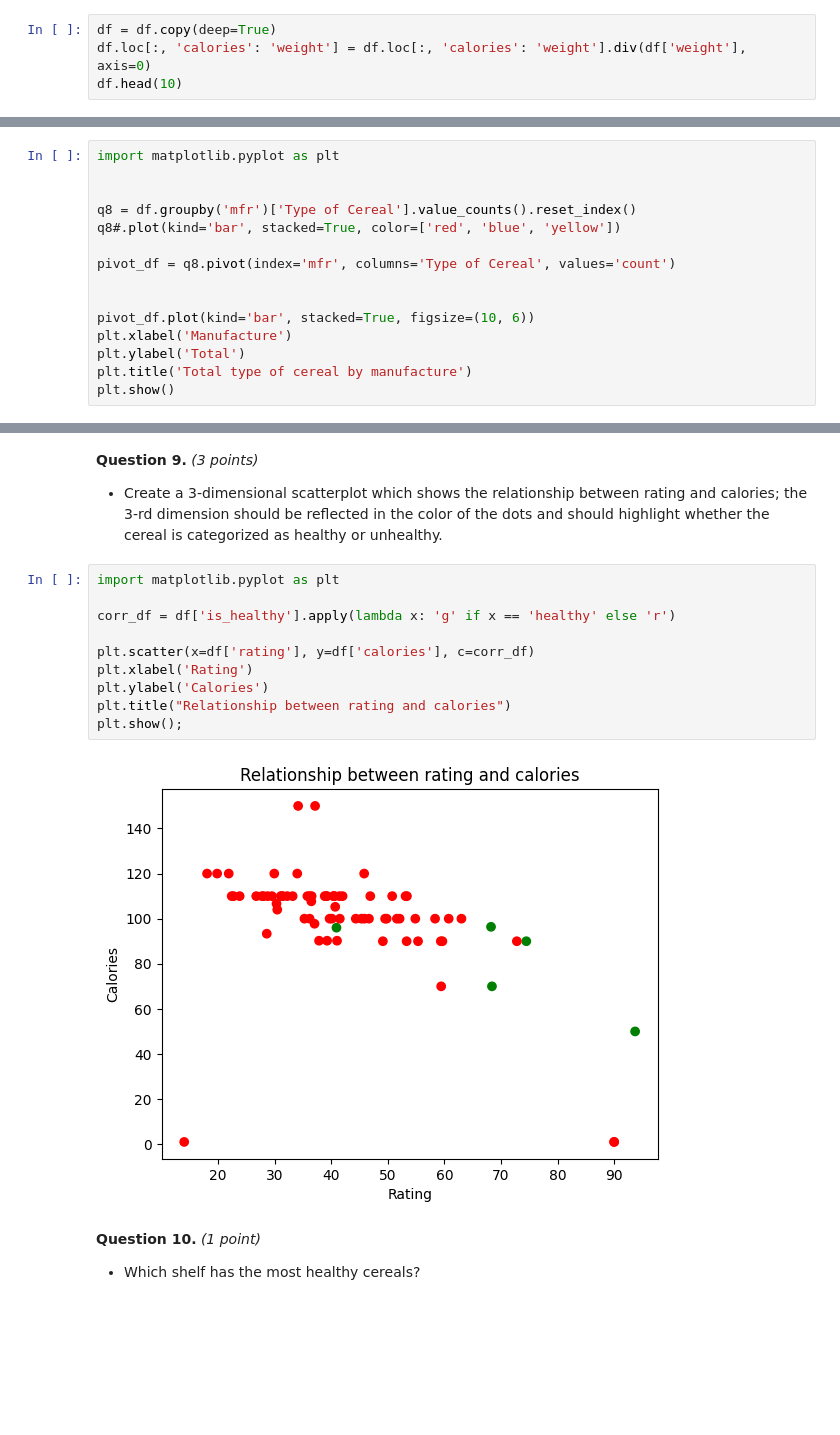
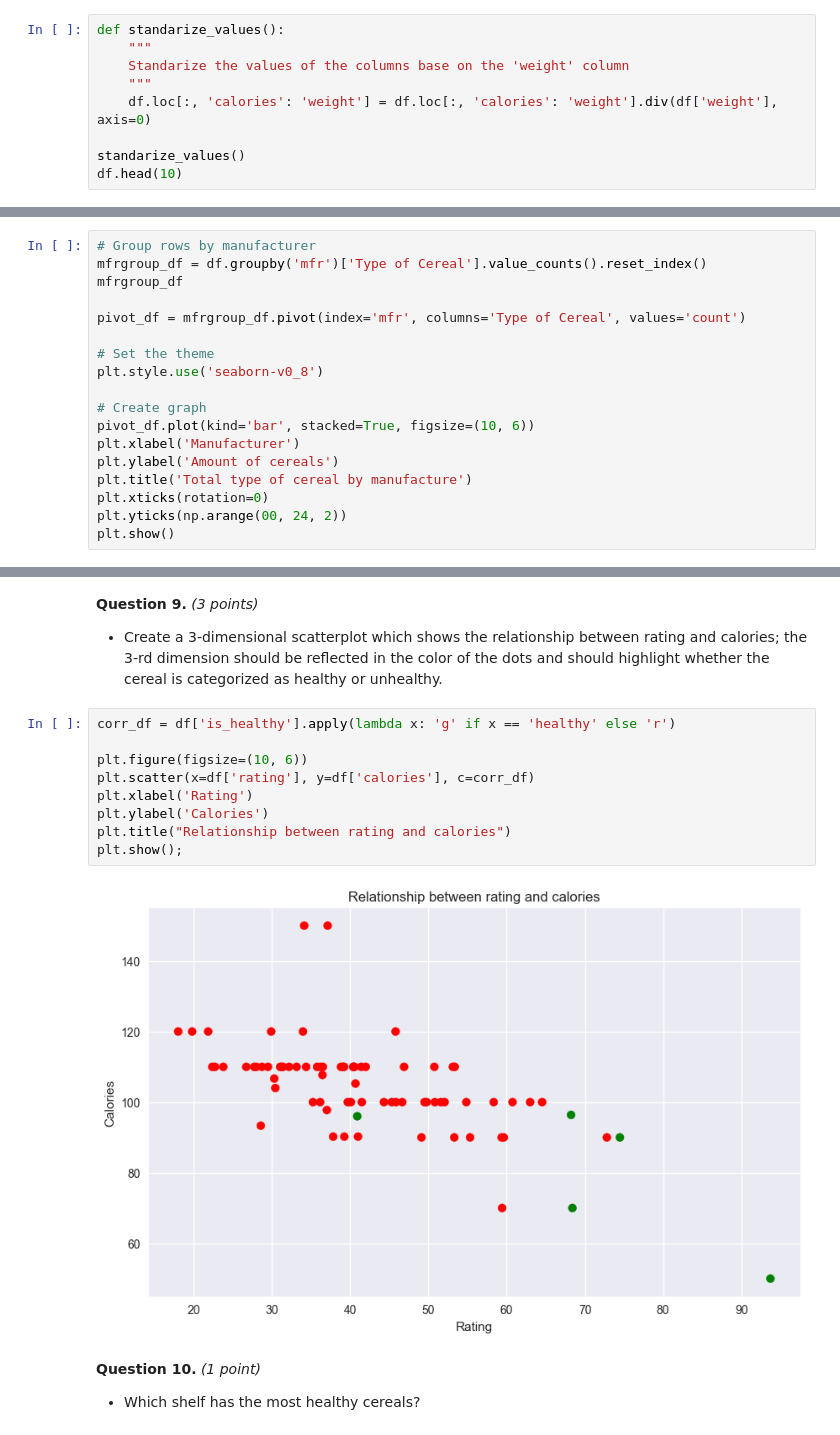
Before and after one commit to acorreal7/AML2103-2, a Jupyter notebook: Assignment 1/AML_DataViz_Assignment1.ipynb, the cells around one changed output, grey strips where cells are left out. Cells and saved outputs as stored; diff of their text form; blank space fills up the shorter version.

```diff
--- a/Assignment 1/AML_DataViz_Assignment1.ipynb
+++ b/Assignment 1/AML_DataViz_Assignment1.ipynb
@@ -185,8 +198,13 @@ df.head(10)
 **Question 3.** _(5 points)_
 * Standardize the 'weight' column to 1. For this question, you will need to write a function to divide the remaining columns which contain nutritional information by the corresponding value in the weight column, and you will need to divide the value in the weight column by itself in order to get 1. For example, if an observation has a weight value of 1.33 and a calories value of 250, if you divide 250/1.33 you should get a calories value of 188 and a weight value of 1.
 # %%
-df = df.copy(deep=True)
-df.loc[:, 'calories': 'weight'] = df.loc[:, 'calories': 'weight'].div(df['weight'], axis=0)
+def standarize_values():
+    """
+    Standarize the values of the columns base on the 'weight' column
+    """
+    df.loc[:, 'calories': 'weight'] = df.loc[:, 'calories': 'weight'].div(df['weight'], axis=0)
+
+standarize_values()
 df.head(10)
 # %% [output]
 |  | name | mfr | type | calories | protein | fat | sodium | fiber | carbo | sugars | potass | ... |
@@ -284,16 +346,19 @@ question7_df
 # %%
-import matplotlib.pyplot as plt
+# Group rows by manufacturer
+mfrgroup_df = df.groupby('mfr')['Type of Cereal'].value_counts().reset_index()
+mfrgroup_df
 
+pivot_df = mfrgroup_df.pivot(index='mfr', columns='Type of Cereal', values='count')
 
-q8 = df.groupby('mfr')['Type of Cereal'].value_counts().reset_index()
-q8#.plot(kind='bar', stacked=True, color=['red', 'blue', 'yellow'])
+# Set the theme
+plt.style.use('seaborn-v0_8')
 
-pivot_df = q8.pivot(index='mfr', columns='Type of Cereal', values='count')
-
-
+# Create graph
 pivot_df.plot(kind='bar', stacked=True, figsize=(10, 6))
-plt.xlabel('Manufacture')
-plt.ylabel('Total')
+plt.xlabel('Manufacturer')
+plt.ylabel('Amount of cereals')
 plt.title('Total type of cereal by manufacture')
+plt.xticks(rotation=0)
+plt.yticks(np.arange(00, 24, 2))
 plt.show()
 # %% [output]
@@ -302,17 +367,16 @@ plt.show()
 **Question 9.** _(3 points)_
 * Create a 3-dimensional scatterplot which shows the relationship between rating and calories; the 3-rd dimension should be reflected in the color of the dots and should highlight whether the cereal is categorized as healthy or unhealthy.
 # %%
-import matplotlib.pyplot as plt
-
 corr_df = df['is_healthy'].apply(lambda x: 'g' if x == 'healthy' else 'r')
 
+plt.figure(figsize=(10, 6))
 plt.scatter(x=df['rating'], y=df['calories'], c=corr_df)
 plt.xlabel('Rating')
 plt.ylabel('Calories')
 plt.title("Relationship between rating and calories")
 plt.show();
 # %% [output]
-[figure, old version]
+[figure, new version]
 # %% [markdown]
 **Question 10.** _(1 point)_
 * Which shelf has the most healthy cereals?
```
Also changed, not shown: parts of 22 cells of this notebook, 3 other files.
